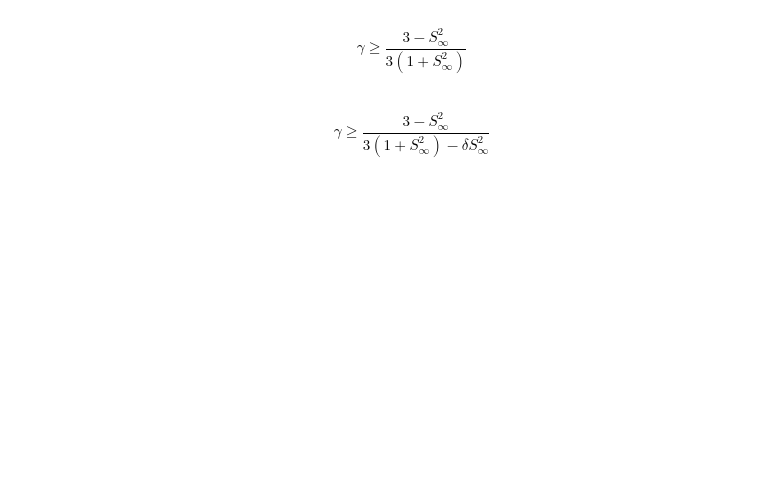
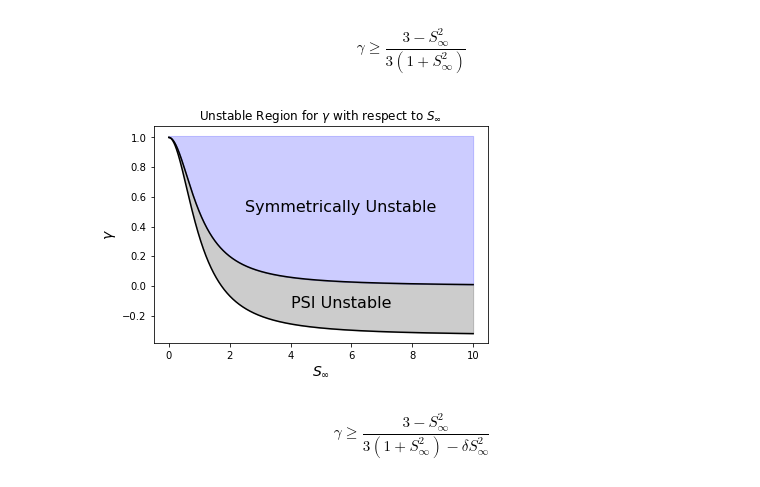
Before and after one commit to loganpknudsen/BottomBoundaryLayer, a Jupyter notebook: stability_regions.ipynb, the cells around one changed output. Drawn from its saved outputs; the diff is of its cells as text; code cells hidden in the pictures; blank space fills up the shorter version.

```diff
--- a/stability_regions.ipynb
+++ b/stability_regions.ipynb
@@ -4,25 +4,27 @@ import matplotlib.pyplot as plt
 # %% [markdown]
 $$\gamma \geq \dfrac{3-S^2_\infty}{3(1+S^2_\infty)}$$
 # %%
-def gamma(S):
+def gamma_lower_limit_no_delta(S):
     return (3-S**2)/(3*(1+S**2))
 # %%
-def gamma0(S):
+def gamma_upper_limit_no_delta(S):
     return (1+S**2)**(-1)
 # %%
 Sinf = np.arange(-10**(-3),1*10**(1),0.0001)
-g = gamma(Sinf)
+g = gamma_lower_limit_no_delta(Sinf)
 # %%
-plt.fill_between(Sinf,g,gamma0(Sinf),color="k",alpha=0.2)
-plt.fill_between(Sinf,gamma0(Sinf),1.01,color="b",alpha=0.2)
-plt.plot(Sinf,gamma0(Sinf),c="k")
+plt.fill_between(Sinf,g,gamma_upper_limit_no_delta(Sinf),color="k",alpha=0.2)
+plt.fill_between(Sinf,gamma_upper_limit_no_delta(Sinf),1.01,color="b",alpha=0.2)
+plt.plot(Sinf,gamma_upper_limit_no_delta(Sinf),c="k")
 plt.plot(Sinf,g,c="k")
-plt.ylabel("$\gamma$",fontsize=14)
-plt.xlabel("$S_\infty$",fontsize=14)
+plt.ylabel(r"$\gamma$",fontsize=14)
+plt.xlabel(r"$S_\infty$",fontsize=14)
 plt.text(2.5,0.5,"Symmetrically Unstable",fontsize=16)
 plt.text(4,-0.15,"PSI Unstable",fontsize=16)
-plt.title("Unstable Region for $\gamma$ with respect to $S_\infty$")
+plt.title(r"Unstable Region for $\gamma$ with respect to $S_\infty$")
 plt.show()
+# %% [output]
+[figure, added]
 # %% [markdown]
 $$ \gamma \geq \dfrac{3-S^2_\infty}{3(1+S^2_\infty)-\delta S^2_\infty} $$
 # %%
```
Also changed, not shown: parts of 8 cells of this notebook, 3 other files.
